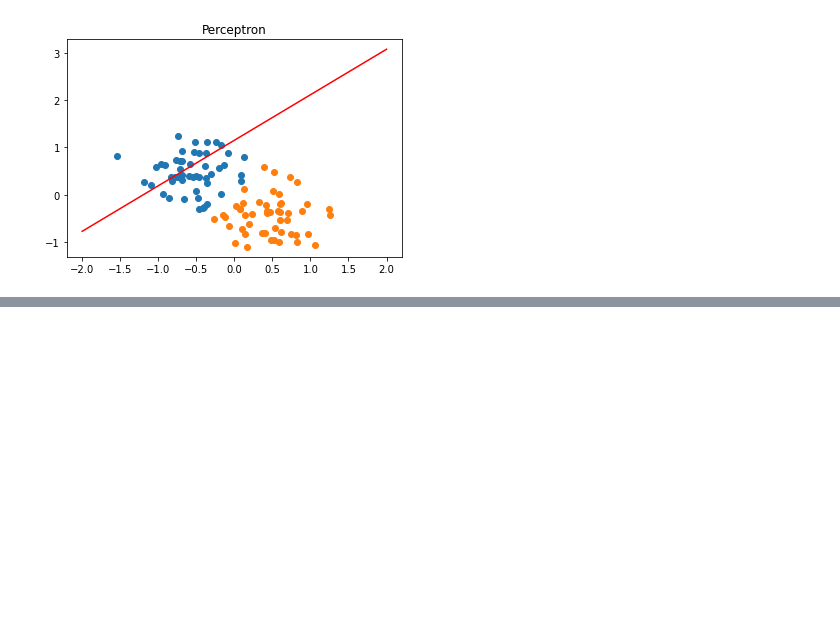
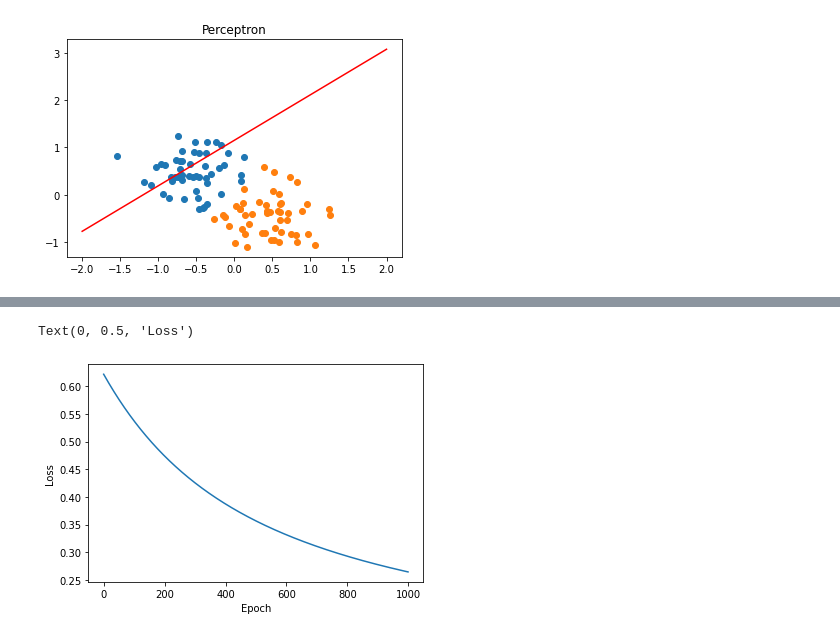
Before and after one commit to BeytullahYayla/Deep-Learning-Fundamentals, a Jupyter notebook: Pytorch/Perceptrons.ipynb, the cells around one changed output, grey strips where cells are left out. Saved outputs shown, nothing was run; the diff lists cells and outputs as text; code cells hidden in the pictures; blank space fills up the shorter version.

```diff
--- a/Pytorch/Perceptrons.ipynb
+++ b/Pytorch/Perceptrons.ipynb
@@ -75,20 +77,21 @@ plot_fit("Perceptron")
 # %%
 from torch.nn.modules.linear import Linear
 X_data=torch.tensor(X)
-y_data=torch.tensor(y)
+y_data=torch.tensor(y.reshape(100,1))
+losses=[]
 optimizer=torch.optim.SGD(linear_model.parameters(),lr=0.01)#We will use Stochastic gradient descent to train our model
 criterion=nn.BCELoss()#We use binary Cross Entropy Loss.
 lm=Linear(2,1)
-epochs=100#Iteration number
+epochs=1000#Iteration number
 losses=[]
-for i in range(epochs):
-  y_pred=linear_model.forward(X_data)
-  loss=criterion(y_pred,y_data)
-  losses.append(loss)
-  loss.zero_grad()
+for i in range(epochs):#This block of codes run 1000 times
+  y_pred=linear_model.forward(X_data.float())#y_pred is equal to the result of forward function.Forward function returns y=wx+b
+  loss=criterion(y_pred,y_data.float())#Our loss function.We've used BCE Loss function here. Binary Cross Entropy Loss Function
+  losses.append(loss.item())
+  optimizer.zero_grad()
   loss.backward()
   optimizer.step()
 
 
-  print("Epoch:",i," Loss:",loss)
+  print("Epoch:",i," Loss:",loss.item())
 # %% [output]
@@ -95,0 +120,7 @@ RuntimeError: ignored
+# %%
+plt.plot(range(epochs),losses)#We are plotting our data using losses,first argument is our range of epochs
+plt.xlabel("Epoch")
+plt.ylabel("Loss")
+# %% [output]
+Text(0, 0.5, 'Loss')
+[figure, added]
```
Also changed, not shown: parts of 5 cells of this notebook.
